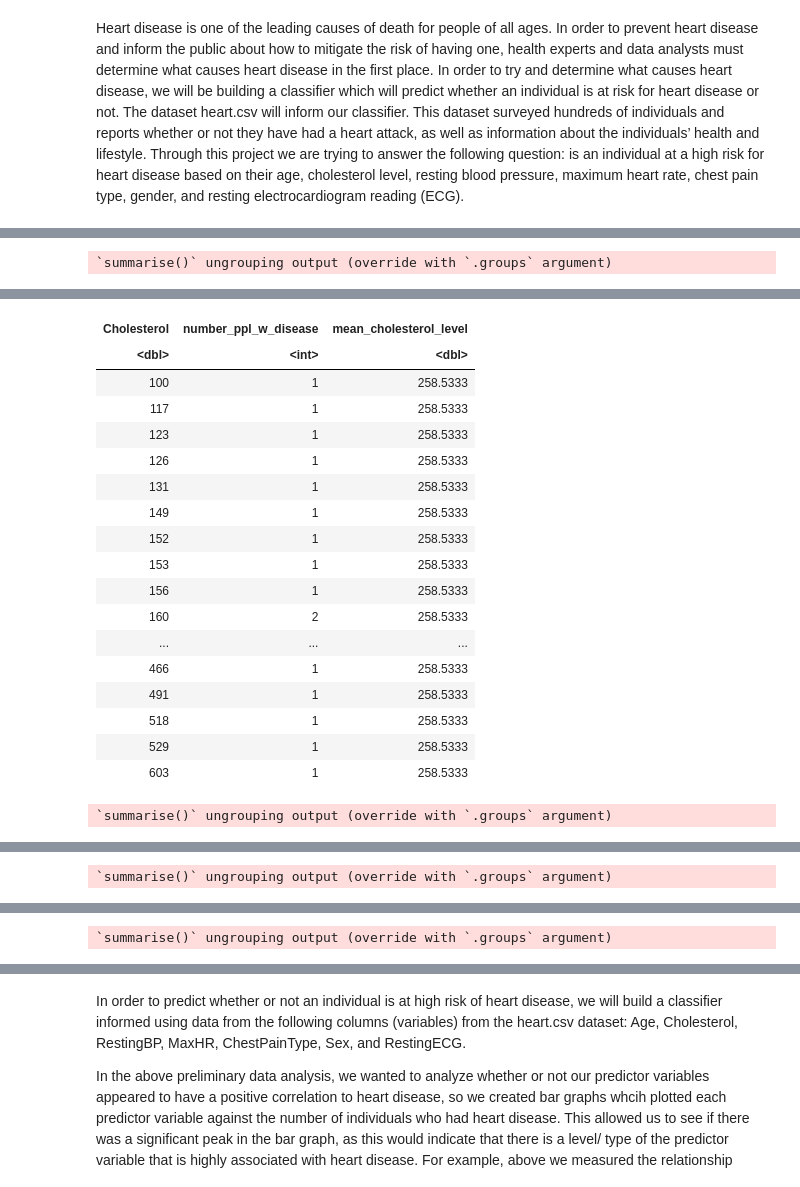
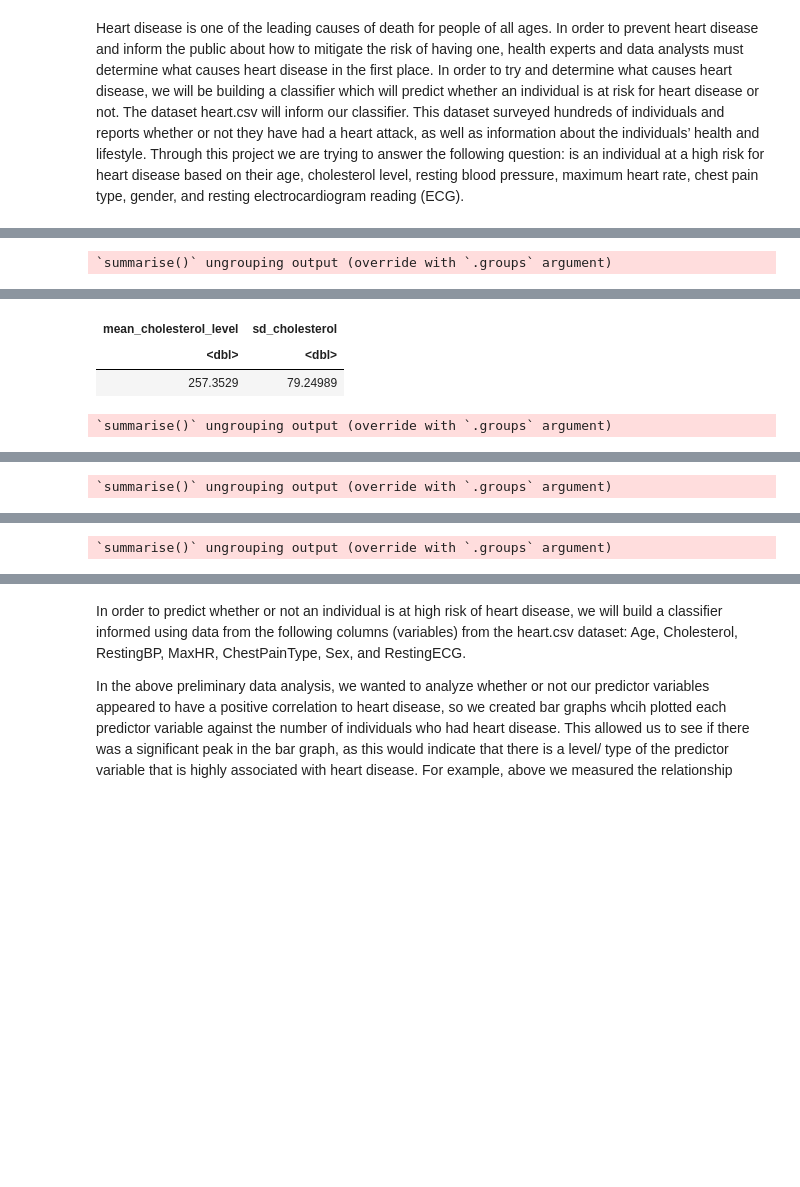
Before and after one commit to rohanrshah2/dsci-100-group-project, a Jupyter notebook: GroupProposal.ipynb, the cells around one changed output, grey strips where cells are left out. Drawn from its saved outputs; the diff is of its cells as text; code cells hidden in the pictures; blank space fills up the shorter version.

```diff
--- a/GroupProposal.ipynb
+++ b/GroupProposal.ipynb
@@ -10,14 +10,18 @@ library(tidymodels)
 library(cowplot)
 library(scales)
 # %%
-set.seed(1)
+set.seed(1543)
 
-Heart_disease_full <- read_csv("heart.csv")%>%
+Heart_disease_full <- read_csv("https://raw.githubusercontent.com/rohanrshah2/dsci-100-group-project/main/heart.csv")%>%
     mutate(HeartDisease = as_factor(HeartDisease))
 
-Heart_disease_full
 
-Heart_disease_split <- initial_split(Heart_disease_full, prop = 0.75, strata = HeartDisease)
+Heart_disease <- Heart_disease_full %>%
+            select(Age, RestingBP, Cholesterol, MaxHR, Oldpeak, HeartDisease)
+
+Heart_disease
+
+Heart_disease_split <- initial_split(Heart_disease, prop = 0.75, strata = HeartDisease)
 
 Heart_disease_train <- training(Heart_disease_split)
 
@@ -45,21 +90,11 @@ cholesterol <- Heart_disease_train %>%
     summarize(number_ppl_w_disease = n())
 
 cholesterol_table <- cholesterol %>%
-    mutate(mean_cholesterol_level = mean(Cholesterol))
+    summarize(mean_cholesterol_level = mean(Cholesterol),
+              sd_cholesterol = sd(Cholesterol))
 cholesterol_table
 
 
-#Table for chest pain type predictor variable (shows the following columns:
-#each chest pain type and the number of individuals with heart disease who possess each type)
-#note that a mean could not be calculated for this predictor variable as it is not numerical
-
-ChestPainType <- Heart_disease_train %>%
-    filter(HeartDisease == 1)%>%
-    group_by(ChestPainType)%>%
-    summarize(number_ppl_w_disease = n())
-
-ChestPainType_table <- ChestPainType
-ChestPainType_table
 
 
 # table for the age predictor variable (shows the following columns:
@@ -72,20 +107,8 @@ Age <- Heart_disease_train %>%
     summarize(number_ppl_w_disease = n())
 
 Age_table <- Age%>%
-    mutate(mean_age = mean(Age))
+    summarize(mean_age = mean(Age), sd_age = sd(Age))
 Age_table
-
-
-
-#Table for the sex predictor variable (shows the following columns:
-#each sex (male and female) and the number of individuals with heart disease who are either male or female)
-#note that a mean could not be calculated for this predictor variable as it is not numerical
-
-Sex <- Heart_disease_train %>%
-    filter(HeartDisease == 1)%>%
-    group_by(Sex)%>%
-    summarize(number_ppl_w_disease = n())
-Sex
 
 
 
@@ -101,22 +124,9 @@ RestingBP <- Heart_disease_train %>%
     summarize(number_ppl_w_disease = n())
 
 RestingBP_table <- RestingBP%>%
-    mutate(mean_resting_BP = mean(RestingBP))
+    summarize(mean_resting_BP = mean(RestingBP), sd_rbp = sd(RestingBP))
 RestingBP_table
 
-
-
-#Table for resting electrocardiogram reading (shows the following columns:
-#each ECG reading and the number of individuals with heart disease who possess each ECG reading)
-#note that a mean could not be calculated for this predictor variable as it is not numerical
-
-RestingECG <- Heart_disease_train %>%
-    filter(HeartDisease == 1)%>%
-    group_by(RestingECG)%>%
-    summarize(number_ppl_w_disease = n())
-
-RestingECG_table <- RestingECG
-RestingECG_table
 
 
 
@@ -129,8 +139,8 @@ maxHR <- Heart_disease_train %>%
     group_by(MaxHR)%>%
     summarize(number_ppl_w_disease = n())
 
-maxHR_table <- maxHR%>%
-    mutate(mean_maxHR = mean(MaxHR))
+maxHR_table <- maxHR %>%
+    summarize(mean_maxHR = mean(MaxHR), sd_maxHR = sd(MaxHR))
 maxHR_table
 
 
@@ -141,19 +151,4 @@ A tibble: 150 × 3
-| Cholesterol | number_ppl_w_disease | mean_cholesterol_level |
-| <dbl> | <int> | <dbl> |
-| 100 | 1 | 258.5333 |
-| 117 | 1 | 258.5333 |
-| 123 | 1 | 258.5333 |
-| 126 | 1 | 258.5333 |
-| 131 | 1 | 258.5333 |
-| 149 | 1 | 258.5333 |
-| 152 | 1 | 258.5333 |
-| 153 | 1 | 258.5333 |
-| 156 | 1 | 258.5333 |
-| 160 | 2 | 258.5333 |
-| ... | ... | ... |
-| 466 | 1 | 258.5333 |
-| 491 | 1 | 258.5333 |
-| 518 | 1 | 258.5333 |
-| 529 | 1 | 258.5333 |
-| 603 | 1 | 258.5333 |
+| mean_cholesterol_level | sd_cholesterol |
+| <dbl> | <dbl> |
+| 257.3529 | 79.24989 |
 `summarise()` ungrouping output (override with `.groups` argument)
```
Also changed, not shown: parts of 29 cells of this notebook.
